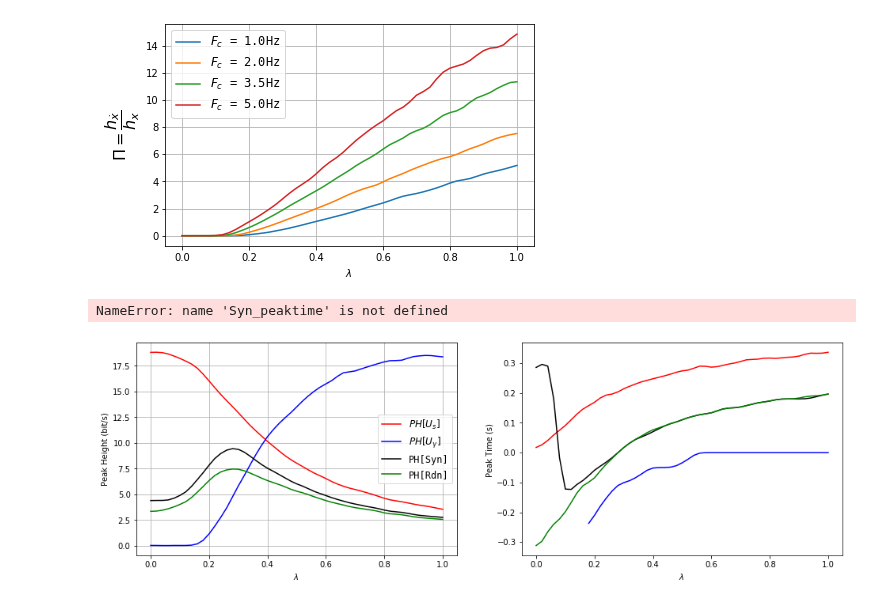
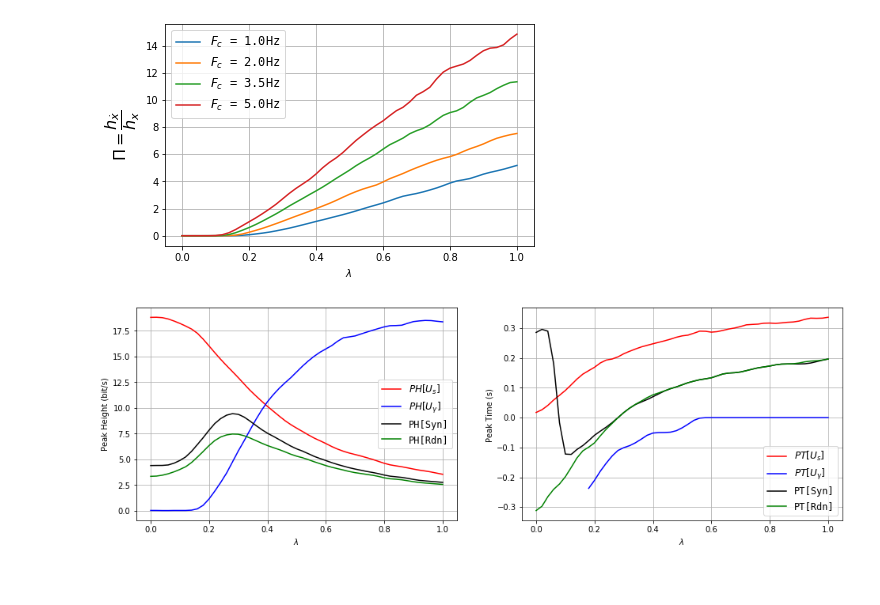
Before and after one commit to llincooi/retina_python, a Jupyter notebook: Information_curve_ properties vs. lambda-all_Fc-poison.ipynb, the cells around one changed output. Cells and saved outputs as stored; diff of their text form; code cells hidden in the pictures.

```diff
--- a/Information_curve_ properties vs. lambda-all_Fc-poison.ipynb
+++ b/Information_curve_ properties vs. lambda-all_Fc-poison.ipynb
@@ -510,33 +510,31 @@ ax2.plot(Lambdas,ndimage.gaussian_filter1d(Syn_peakH_list[i], sigma=1, mode='ref
 ax2.plot(Lambdas,ndimage.gaussian_filter1d(Rdn_peakH_list[i], sigma=1, mode='reflect'), 'g-')
 #     ax2.scatter(xvMeatingTime, xvMeatingHeight, c = 'purple',zorder = 10)
 TurningTime = np.interp(np.where(Syn_peakH_list[i] == max(Syn_peakH_list[i]))[0][0],  np.arange(len(Lambdas)), Lambdas)
 #     ax2.scatter(TurningTime , max(Syn_peakH_list[i]), c = 'y',zorder = 10)
 ax2.set_xlabel(r'$\lambda $ ')
 ax2.set_ylabel(r'Peak Height (bit/s)')
 ax2.grid(True)
 ax2.legend((r'$PH[U_s]$', r'$PH[U_{\gamma}]$', 'PH[Syn]', 'PH[Rdn]', '$\lambda$ = '+str(round(xvMeatingTime,3))+'', '$\lambda$ = '+str(round(TurningTime,3))+''), loc='best', prop={'size': 'large', 'family': 'monospace'})
 
 
 #     ndimage.gaussian_filter1d(x, sigma=5, order=1, mode='reflect')
 usefullI = np.where(Ux_peakH_list[i]>=0.1)
 #     usefullI =range(51)
 ax3.plot(Lambdas[usefullI],ndimage.gaussian_filter1d(Ux_peaktime_list[i][usefullI], sigma=1, mode='reflect'), 'r-')
 usefullI = np.where(Uv_peakH_list[i]>=0.08)
 ax3.plot(Lambdas[usefullI],ndimage.gaussian_filter1d(Uv_peaktime_list[i][usefullI], sigma=1, mode='reflect'), 'b-')
 usefullI = np.where(Syn_peakH_list[i]>=0.1)
 #     usefullI =np.arange(1,51)
 ax3.plot(Lambdas[usefullI],ndimage.gaussian_filter1d(Syn_peaktime_list[i][usefullI], sigma=1, mode='reflect'), 'k-')
 usefullI = np.where(Rdn_peakH_list[i]>=0.1)
 #     usefullI =np.arange(0,51)
 ax3.plot(Lambdas[usefullI],ndimage.gaussian_filter1d(Rdn_peaktime_list[i][usefullI], sigma=1, mode='reflect'), 'g-')
 
 #     zeroTime = np.interp(0, Syn_peaktime_list[i][1:], Lambdas[1:])
 #     ax3.scatter(zeroTime, 0, c='y')
 ax3.set_xlabel(r'$\lambda$ ')
 ax3.set_ylabel('Peak Time (s) ')
-ax3.legend( (r'$U_x$ ; '+str(round(Ux_peaktime_list[i][-1],3)), r'$U_v$ ; '+str(round(Uv_peaktime_list[i][-1],3)), 'synergy; '+str(round(Syn_peaktime[-1],3)), 'redundancy; '+str(round(Rdn_peaktime_list[i][-1],3))), loc='best', prop={'size': 'large', 'family': 'monospace'})
 ax3.legend( (r'$PT[U_s]$', r'$PT[U_{\gamma}]$', 'PT[Syn]', 'PT[Rdn]'), loc='best', prop={'size': 'large', 'family': 'monospace'})
 ax3.grid(True)
 # %% [output]
-NameError: name 'Syn_peaktime' is not defined
-[figure, old version]
+[figure, new version]
```
Also changed, not shown: parts of 2 cells of this notebook.
